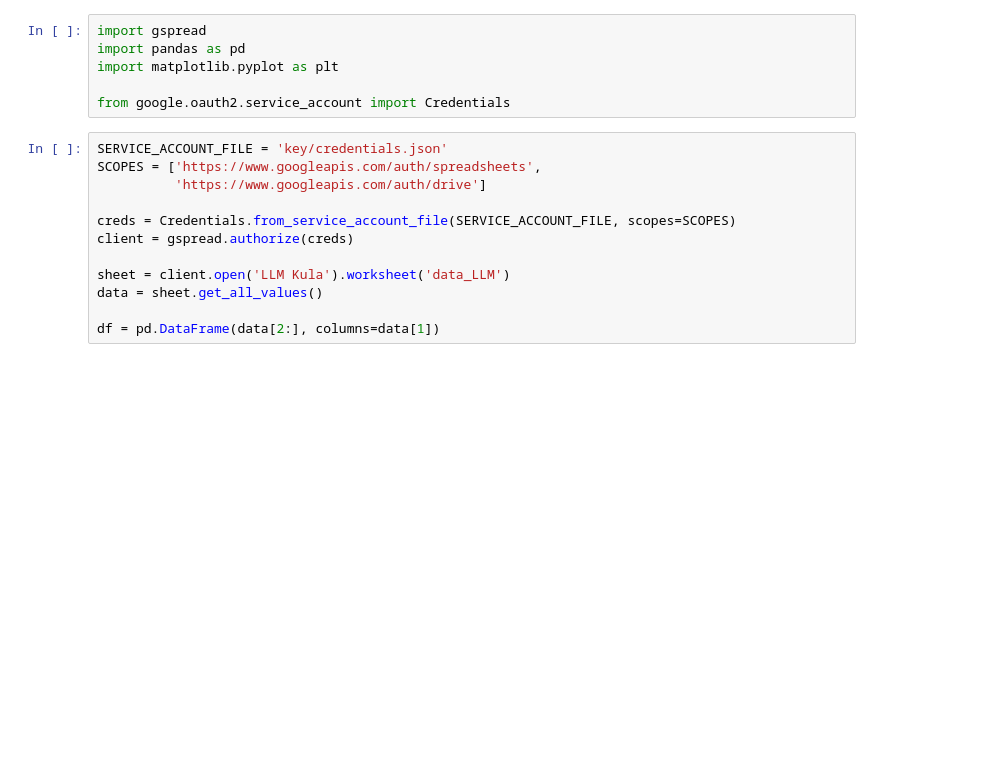
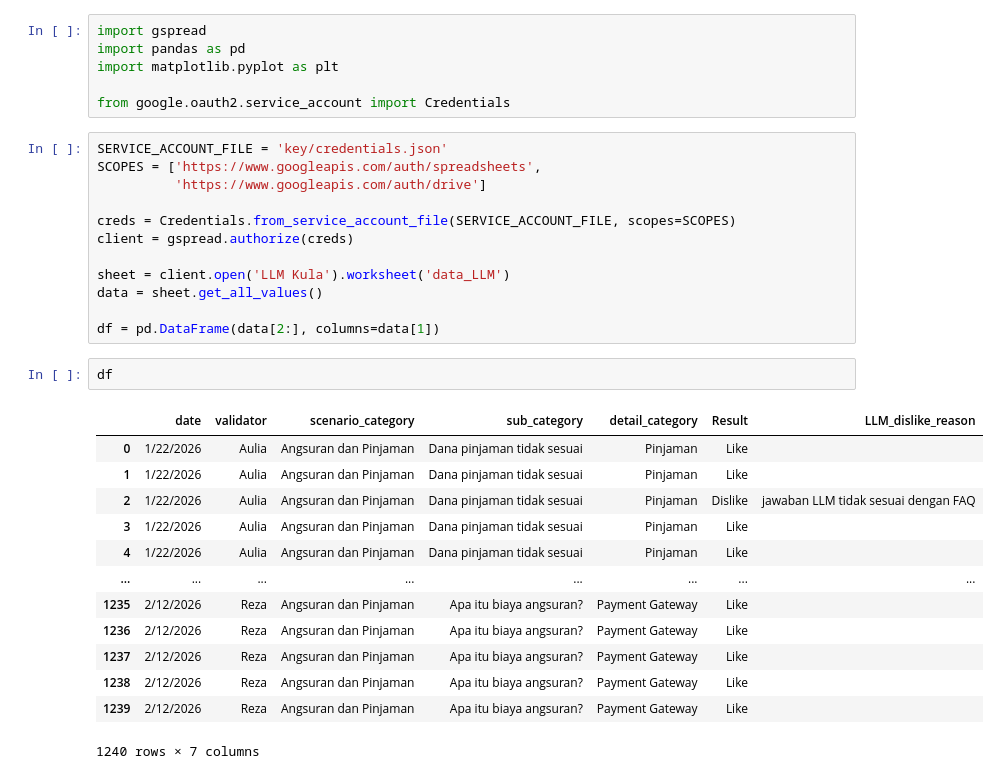
Before and after one commit to keisezrggx/ai_dashboard, a Jupyter notebook: performance_llm.ipynb, the cells around one changed output. Saved outputs shown, nothing was run; the diff lists cells and outputs as text; blank space fills up the shorter version.

```diff
--- a/performance_llm.ipynb
+++ b/performance_llm.ipynb
@@ -16,4 +16,20 @@ sheet = client.open('LLM Kula').worksheet('data_LLM')
 data = sheet.get_all_values()
 
 df = pd.DataFrame(data[2:], columns=data[1])
+# %%
+df
+# %% [output]
+|  | date | validator | scenario_category | sub_category | detail_category | Result | LLM_dislike_reason |
+| 0 | 1/22/2026 | Aulia | Angsuran dan Pinjaman | Dana pinjaman tidak sesuai | Pinjaman | Like |  |
+| 1 | 1/22/2026 | Aulia | Angsuran dan Pinjaman | Dana pinjaman tidak sesuai | Pinjaman | Like |  |
+| 2 | 1/22/2026 | Aulia | Angsuran dan Pinjaman | Dana pinjaman tidak sesuai | Pinjaman | Dislike | jawaban LLM tidak sesuai dengan FAQ |
+| 3 | 1/22/2026 | Aulia | Angsuran dan Pinjaman | Dana pinjaman tidak sesuai | Pinjaman | Like |  |
+| 4 | 1/22/2026 | Aulia | Angsuran dan Pinjaman | Dana pinjaman tidak sesuai | Pinjaman | Like |  |
+| ... | ... | ... | ... | ... | ... | ... | ... |
+| 1235 | 2/12/2026 | Reza | Angsuran dan Pinjaman | Apa itu biaya angsuran? | Payment Gateway | Like |  |
+| 1236 | 2/12/2026 | Reza | Angsuran dan Pinjaman | Apa itu biaya angsuran? | Payment Gateway | Like |  |
+| 1237 | 2/12/2026 | Reza | Angsuran dan Pinjaman | Apa itu biaya angsuran? | Payment Gateway | Like |  |
+| 1238 | 2/12/2026 | Reza | Angsuran dan Pinjaman | Apa itu biaya angsuran? | Payment Gateway | Like |  |
+| 1239 | 2/12/2026 | Reza | Angsuran dan Pinjaman | Apa itu biaya angsuran? | Payment Gateway | Like |  |
+1240 rows × 7 columns
 # %%
```
Also changed, not shown: parts of 1 cell of this notebook, 1 other file.
